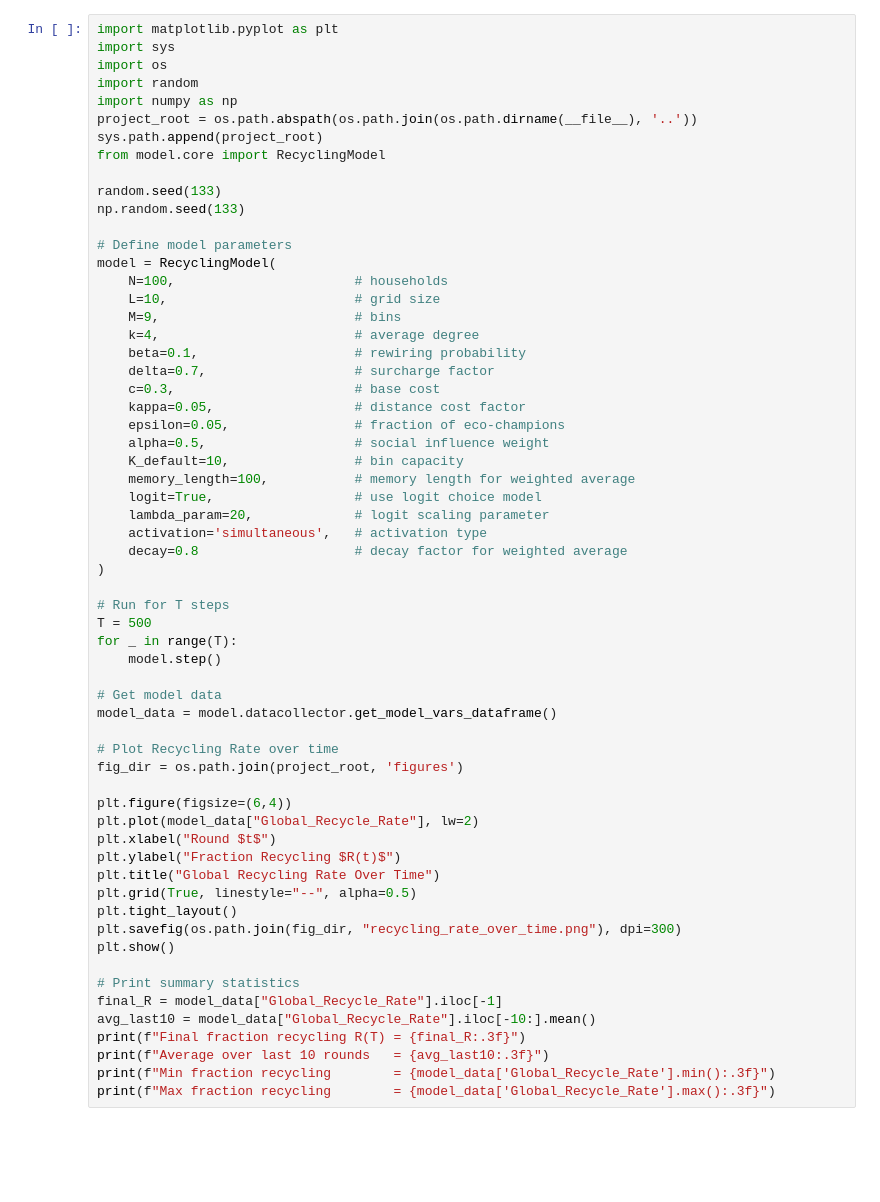
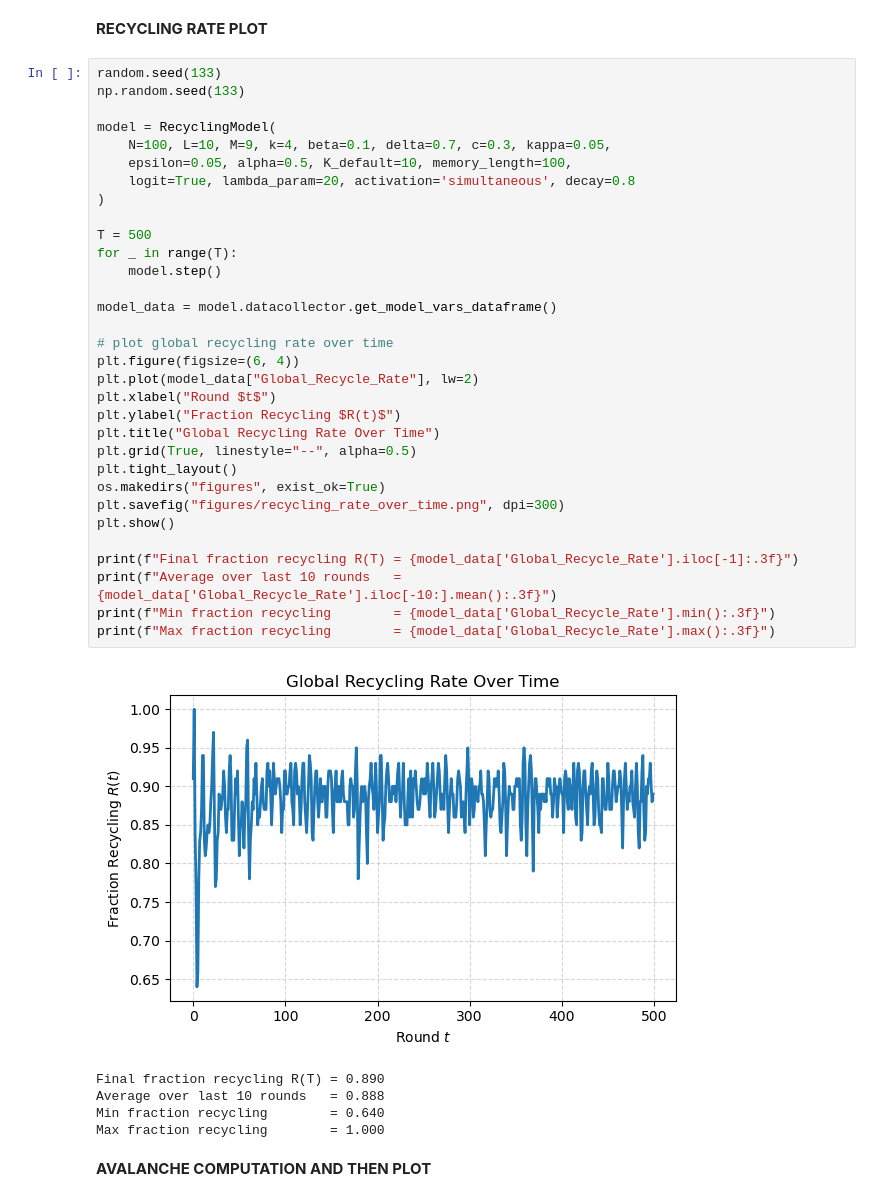
Before and after one commit to francescotiepolo/ABM_assignment, a Jupyter notebook: PowerLawExploration.ipynb, the cells around one changed output. Cells and saved outputs as stored; diff of their text form; blank space fills up the shorter version.

```diff
--- a/PowerLawExploration.ipynb
+++ b/PowerLawExploration.ipynb
@@ -1,61 +155,42 @@
+# %% [markdown]
+**RECYCLING RATE PLOT**
 # %%
-import matplotlib.pyplot as plt
-import sys
-import os
-import random
-import numpy as np
-project_root = os.path.abspath(os.path.join(os.path.dirname(__file__), '..'))
-sys.path.append(project_root)
-from model.core import RecyclingModel
-
 random.seed(133)
 np.random.seed(133)
 
-# Define model parameters
 model = RecyclingModel(
-    N=100,                       # households
-    L=10,                        # grid size
-    M=9,                         # bins
-    k=4,                         # average degree
-    beta=0.1,                    # rewiring probability
-    delta=0.7,                   # surcharge factor
-    c=0.3,                       # base cost
-    kappa=0.05,                  # distance cost factor
-    epsilon=0.05,                # fraction of eco-champions
-    alpha=0.5,                   # social influence weight
-    K_default=10,                # bin capacity
-    memory_length=100,           # memory length for weighted average
-    logit=True,                  # use logit choice model
-    lambda_param=20,             # logit scaling parameter
-    activation='simultaneous',   # activation type
-    decay=0.8                    # decay factor for weighted average
+    N=100, L=10, M=9, k=4, beta=0.1, delta=0.7, c=0.3, kappa=0.05,
+    epsilon=0.05, alpha=0.5, K_default=10, memory_length=100,
+    logit=True, lambda_param=20, activation='simultaneous', decay=0.8
 )
 
-# Run for T steps
 T = 500
 for _ in range(T):
     model.step()
 
-# Get model data
 model_data = model.datacollector.get_model_vars_dataframe()
 
-# Plot Recycling Rate over time
-fig_dir = os.path.join(project_root, 'figures')
-
-plt.figure(figsize=(6,4))
+# plot global recycling rate over time
+plt.figure(figsize=(6, 4))
 plt.plot(model_data["Global_Recycle_Rate"], lw=2)
 plt.xlabel("Round $t$")
 plt.ylabel("Fraction Recycling $R(t)$")
 plt.title("Global Recycling Rate Over Time")
 plt.grid(True, linestyle="--", alpha=0.5)
 plt.tight_layout()
-plt.savefig(os.path.join(fig_dir, "recycling_rate_over_time.png"), dpi=300)
+os.makedirs("figures", exist_ok=True)
+plt.savefig("figures/recycling_rate_over_time.png", dpi=300)
 plt.show()
 
-# Print summary statistics
-final_R = model_data["Global_Recycle_Rate"].iloc[-1]
-avg_last10 = model_data["Global_Recycle_Rate"].iloc[-10:].mean()
-print(f"Final fraction recycling R(T) = {final_R:.3f}")
-print(f"Average over last 10 rounds   = {avg_last10:.3f}")
+print(f"Final fraction recycling R(T) = {model_data['Global_Recycle_Rate'].iloc[-1]:.3f}")
+print(f"Average over last 10 rounds   = {model_data['Global_Recycle_Rate'].iloc[-10:].mean():.3f}")
 print(f"Min fraction recycling        = {model_data['Global_Recycle_Rate'].min():.3f}")
 print(f"Max fraction recycling        = {model_data['Global_Recycle_Rate'].max():.3f}")
+# %% [output]
+[figure, added]
+Final fraction recycling R(T) = 0.890
+Average over last 10 rounds   = 0.888
+Min fraction recycling        = 0.640
+Max fraction recycling        = 1.000
+# %% [markdown]
+**AVALANCHE COMPUTATION AND THEN PLOT**
```
Also changed, not shown: parts of 8 cells of this notebook.
